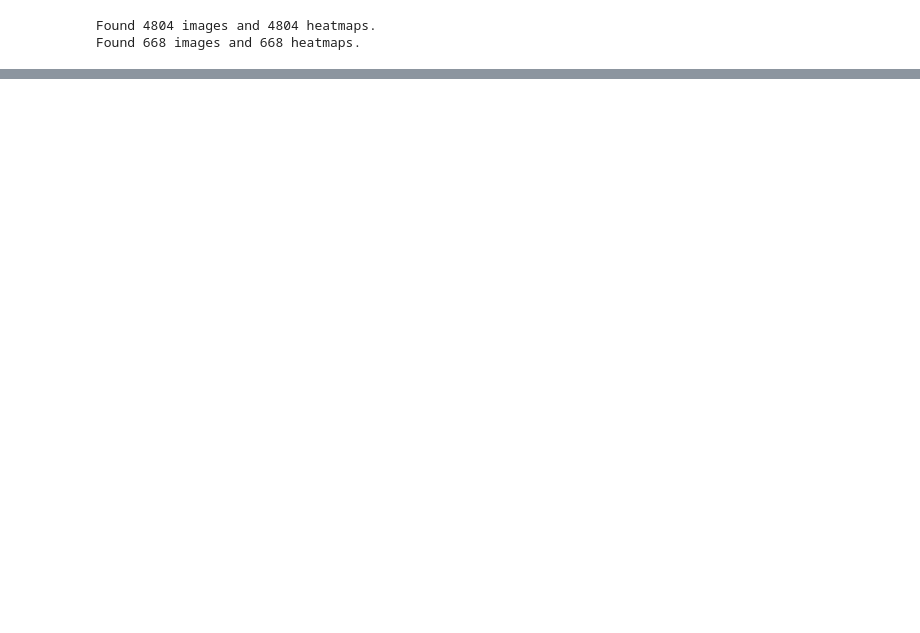
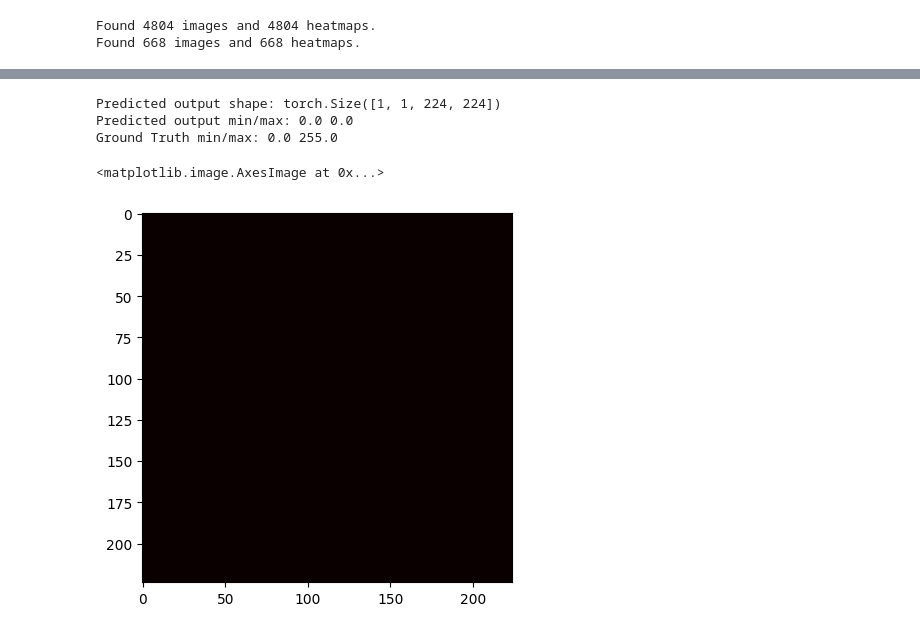
Before and after one commit to ryang5231/EE417-Crowd-Counting, a Jupyter notebook: model.ipynb, the cells around one changed output, grey strips where cells are left out. Drawn from its saved outputs; the diff is of its cells as text; code cells hidden in the pictures; blank space fills up the shorter version.

```diff
--- a/model.ipynb
+++ b/model.ipynb
@@ -100,6 +109,6 @@ class CrowdDataset(Dataset):
 # %%
-train_resized_folder = "Train_resized"
-train_density_folder = "Train_density"
+train_resized_folder = "Train_resized_2"
+train_density_folder = "Train_density_2"
 
 train_image_paths = []
 train_heatmap_paths = []
@@ -111,14 +120,14 @@ for file_name in os.listdir(train_resized_folder):
 
 # Iterate over files in Train_density folder
 for file_name in os.listdir(train_density_folder):
-    if file_name.endswith(".jpg"):
+    if file_name.endswith(".npy"):
         train_heatmap_paths.append(os.path.join(train_density_folder, file_name))
 
 print(f"Found {len(train_image_paths)} images and {len(train_heatmap_paths)} heatmaps.")
 
 
-validation_resized_folder = "Validation_resized"
-validation_density_folder = "Validation_density"
+validation_resized_folder = "Validation_resized_2"
+validation_density_folder = "Validation_density_2"
 validation_image_paths = []
 validation_heatmap_paths = []
 
@@ -129,7 +138,7 @@ for file_name in os.listdir(validation_resized_folder):
 
 # Iterate over files in Validation_density folder
 for file_name in os.listdir(validation_density_folder):
-    if file_name.endswith(".jpg"):
+    if file_name.endswith(".npy"):
         validation_heatmap_paths.append(os.path.join(validation_density_folder, file_name))
 
 print(f"Found {len(validation_image_paths)} images and {len(validation_heatmap_paths)} heatmaps.")
@@ -137,8 +146,8 @@ print(f"Found {len(validation_image_paths)} images and {len(validation_heatmap_p
 Found 4804 images and 4804 heatmaps.
 Found 668 images and 668 heatmaps.
 # %%
-train_dataset = CrowdDataset(train_image_paths, train_heatmap_paths)
-validation_dataset = CrowdDataset(validation_image_paths, validation_heatmap_paths)
+train_dataset = CrowdDataset(train_resized_folder, train_density_folder, train_image_paths)
+validation_dataset = CrowdDataset(validation_resized_folder, validation_density_folder, validation_image_paths)
 # %%
 def train_model(model, train_loader, val_loader, num_epochs=20, lr=1e-5, device='cuda'):
     model = model.to(device)
@@ -190,0 +220,31 @@ trained_model = train_model(model, train_loader, val_loader, num_epochs=25)
+# %%
+model.eval()  # Set model to evaluation mode
+
+# Load one image and one target
+image, target = train_dataset[23]  # or any other index
+
+# If your image is a tensor (C, H, W), add a batch dimension
+image = image.unsqueeze(0).to(device)  # Shape becomes (1, C, H, W)
+
+# Move target if needed
+target = target.unsqueeze(0).to(device)  # optional if you want to check loss
+
+# Pass through model
+with torch.no_grad():
+    output = model(image)
+
+# Output is the predicted density map
+print("Predicted output shape:", output.shape)
+print("Predicted output min/max:", output.min().item(), output.max().item())
+
+# If you want, compare with ground truth
+print("Ground Truth min/max:", target.min().item(), target.max().item())
+# %% [output]
+Predicted output shape: torch.Size([1, 1, 224, 224])
+Predicted output min/max: 0.0 0.0
+Ground Truth min/max: 0.0 255.0
+# %%
+plt.imshow(output.squeeze().cpu().numpy(), cmap='hot')
+# %% [output]
+<matplotlib.image.AxesImage at 0x...>
+[figure, added]
```
Also changed, not shown: parts of 10 cells of this notebook, 1 other file.
